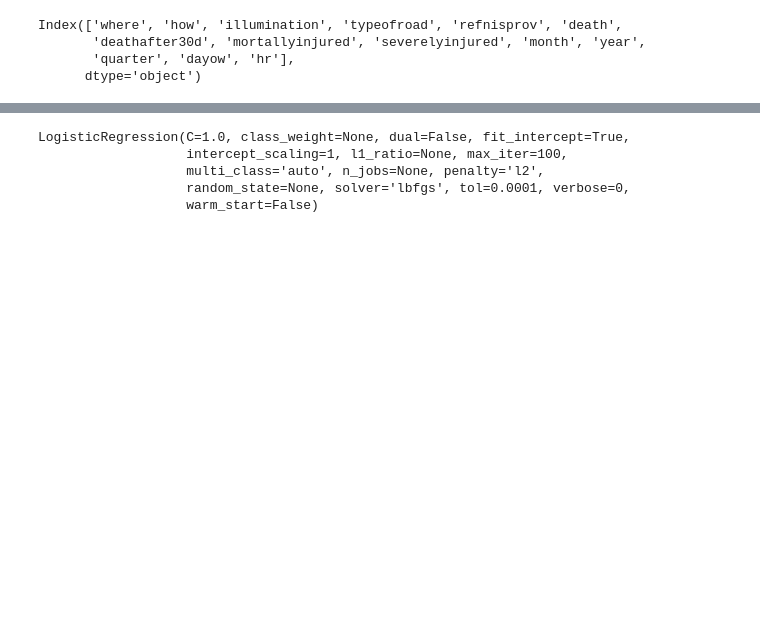
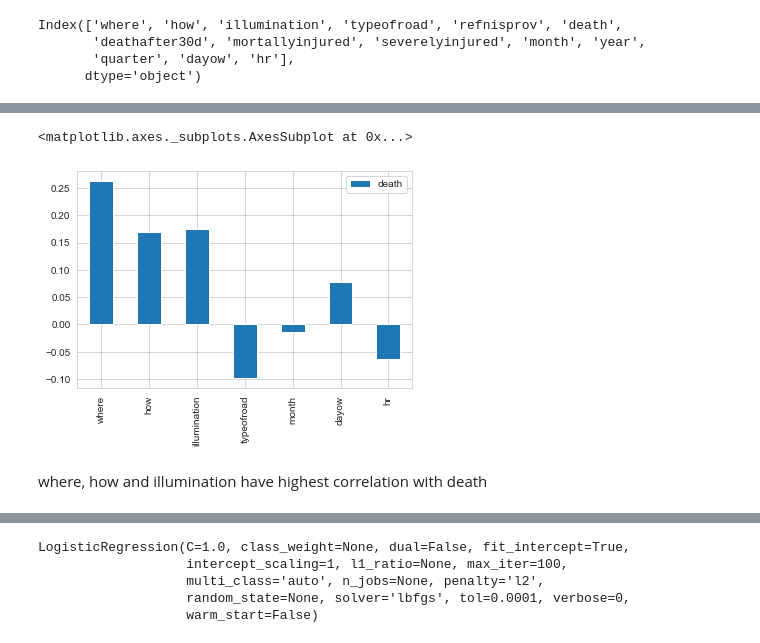
Before and after one commit to rluyck/Road_accidents_Belgium, a Jupyter notebook: Road_accidents_model.ipynb, the cells around one changed output, grey strips where cells are left out. Drawn from its saved outputs; the diff is of its cells as text; code cells hidden in the pictures; blank space fills up the shorter version.

```diff
--- a/Road_accidents_model.ipynb
+++ b/Road_accidents_model.ipynb
@@ -448,0 +458,7 @@ Index(['where', 'how', 'illumination', 'typeofroad', 'refnisprov', 'death',
+# %%
+frame.corr().filter(focus_cols).drop(focus_cols).plot(kind='bar')
+# %% [output]
+<matplotlib.axes._subplots.AxesSubplot at 0x...>
+[figure, added]
+# %% [markdown]
+where, how and illumination have highest correlation with death
```
Also changed, not shown: parts of 57 cells of this notebook.
